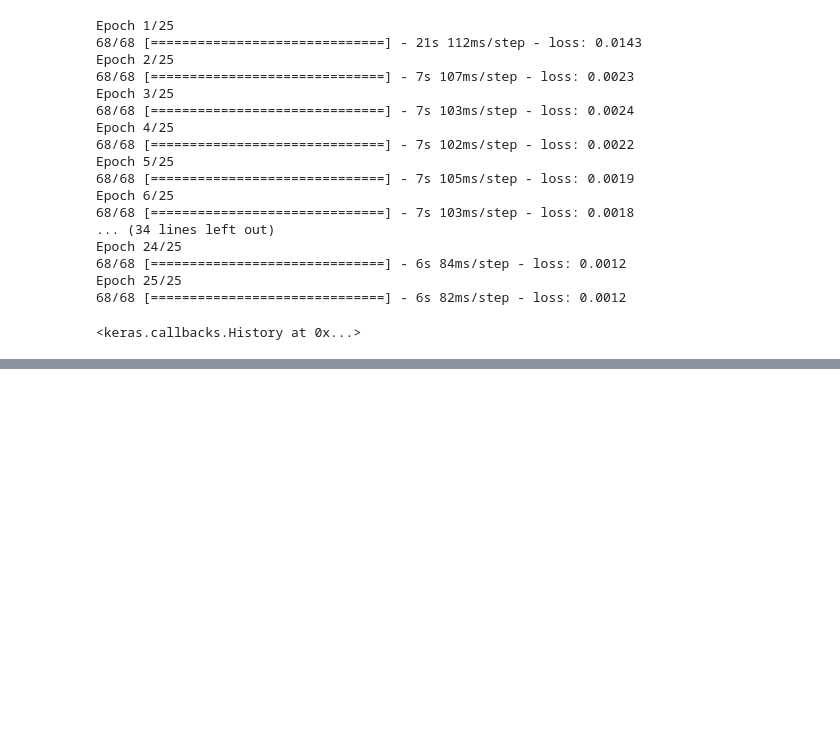
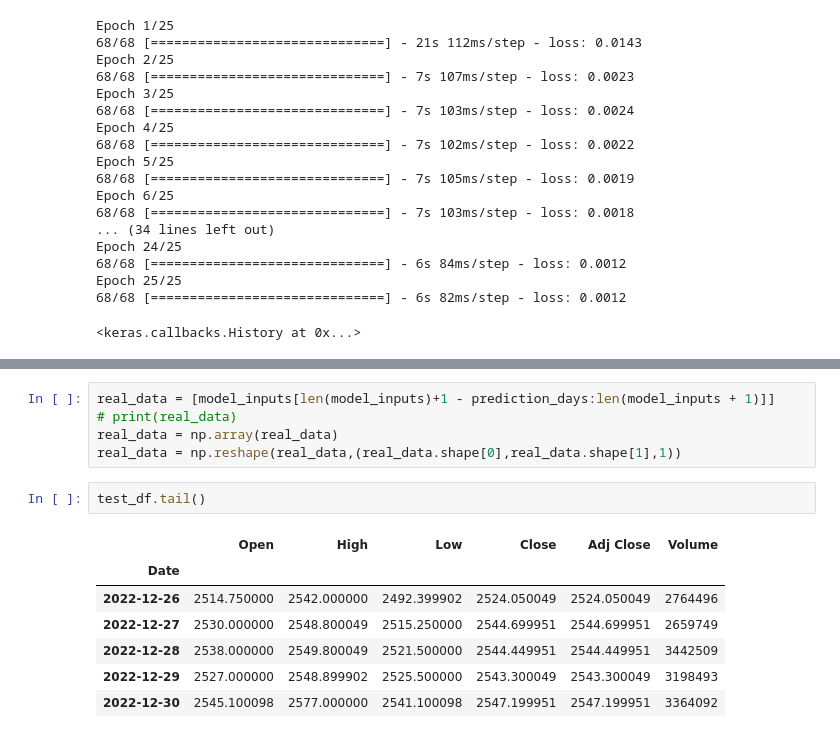
Before and after one commit to vedant202/Python-Finance-and-Stock-Market, a Jupyter notebook: Predicting stock price using LSTM.ipynb, the cells around one changed output, grey strips where cells are left out. Saved outputs shown, nothing was run; the diff lists cells and outputs as text; blank space fills up the shorter version.

```diff
--- a/Predicting stock price using LSTM.ipynb
+++ b/Predicting stock price using LSTM.ipynb
@@ -223,0 +224,15 @@ plt.savefig(f"{company} Predicted share price.jpg")
+# %%
+real_data = [model_inputs[len(model_inputs)+1 - prediction_days:len(model_inputs + 1)]]
+# print(real_data)
+real_data = np.array(real_data)
+real_data = np.reshape(real_data,(real_data.shape[0],real_data.shape[1],1))
+# %%
+test_df.tail()
+# %% [output]
+|  | Open | High | Low | Close | Adj Close | Volume |
+| Date |  |  |  |  |  |  |
+| 2022-12-26 | 2514.750000 | 2542.000000 | 2492.399902 | 2524.050049 | 2524.050049 | 2764496 |
+| 2022-12-27 | 2530.000000 | 2548.800049 | 2515.250000 | 2544.699951 | 2544.699951 | 2659749 |
+| 2022-12-28 | 2538.000000 | 2549.800049 | 2521.500000 | 2544.449951 | 2544.449951 | 3442509 |
+| 2022-12-29 | 2527.000000 | 2548.899902 | 2525.500000 | 2543.300049 | 2543.300049 | 3198493 |
+| 2022-12-30 | 2545.100098 | 2577.000000 | 2541.100098 | 2547.199951 | 2547.199951 | 3364092 |
```
Also changed, not shown: parts of 26 cells of this notebook.
